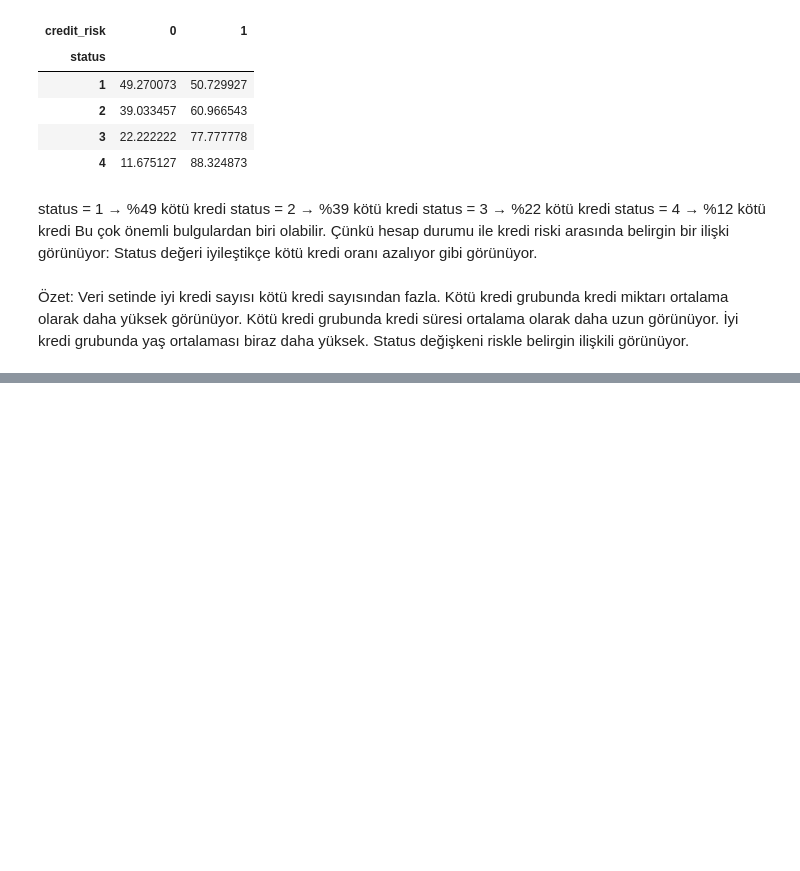
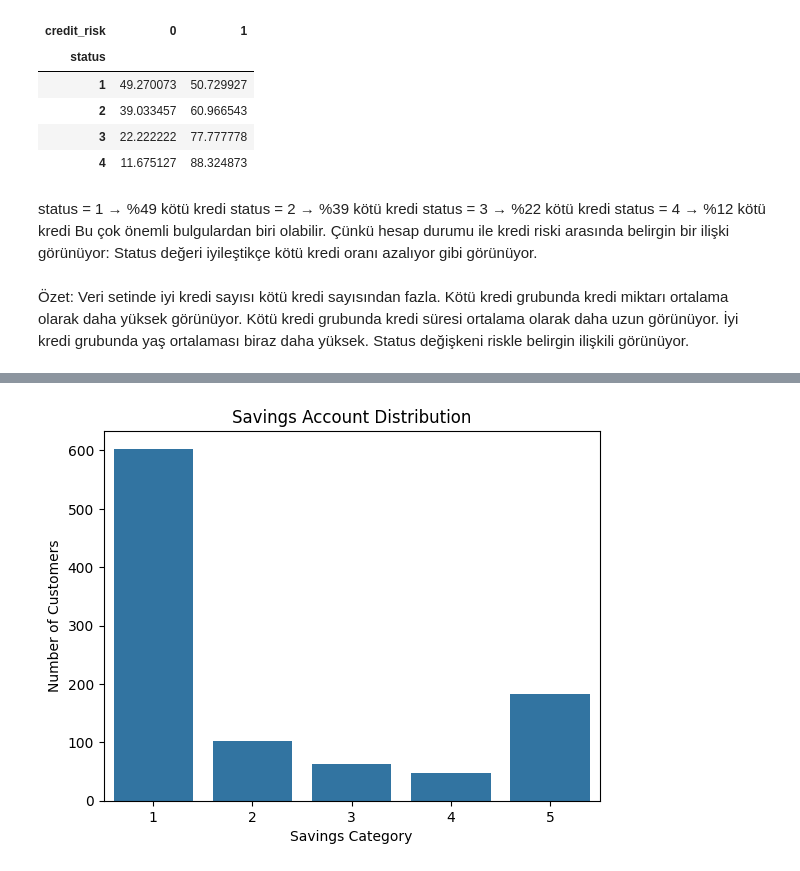
Before and after one commit to Esr1903/credit-risk-scoring-system, a Jupyter notebook: notebooks/02_veri_kesfi_ve_grafikler.ipynb, the cells around one changed output, grey strips where cells are left out. Cells and saved outputs as stored; diff of their text form; code cells hidden in the pictures; blank space fills up the shorter version.

Commit message:
Savings ve kredi gecmisi analizlerini ekle

```diff
--- a/notebooks/02_veri_kesfi_ve_grafikler.ipynb
+++ b/notebooks/02_veri_kesfi_ve_grafikler.ipynb
@@ -258,0 +286,8 @@ Status değişkeni riskle belirgin ilişkili görünüyor.
+# %%
+sns.countplot(data=df, x="savings")
+plt.title("Savings Account Distribution")
+plt.xlabel("Savings Category")
+plt.ylabel("Number of Customers")
+plt.show()
+# %% [output]
+[figure, added]
```
Also changed, not shown: parts of 11 cells of this notebook.
